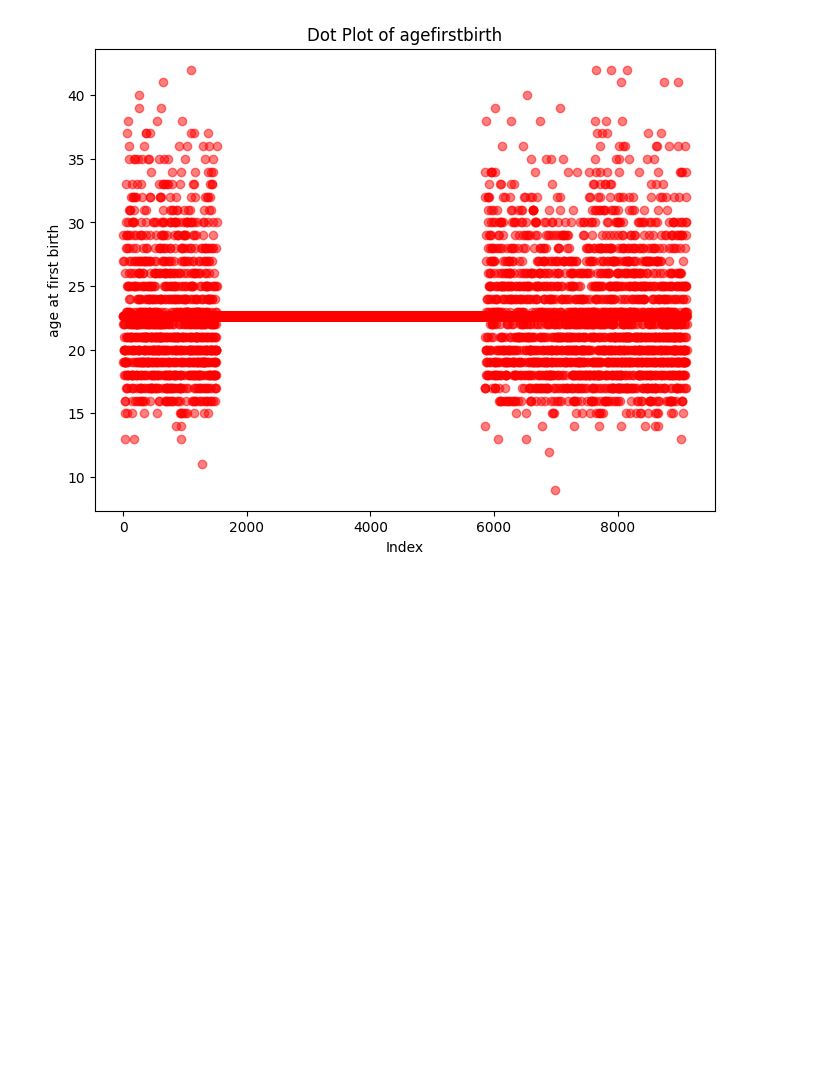
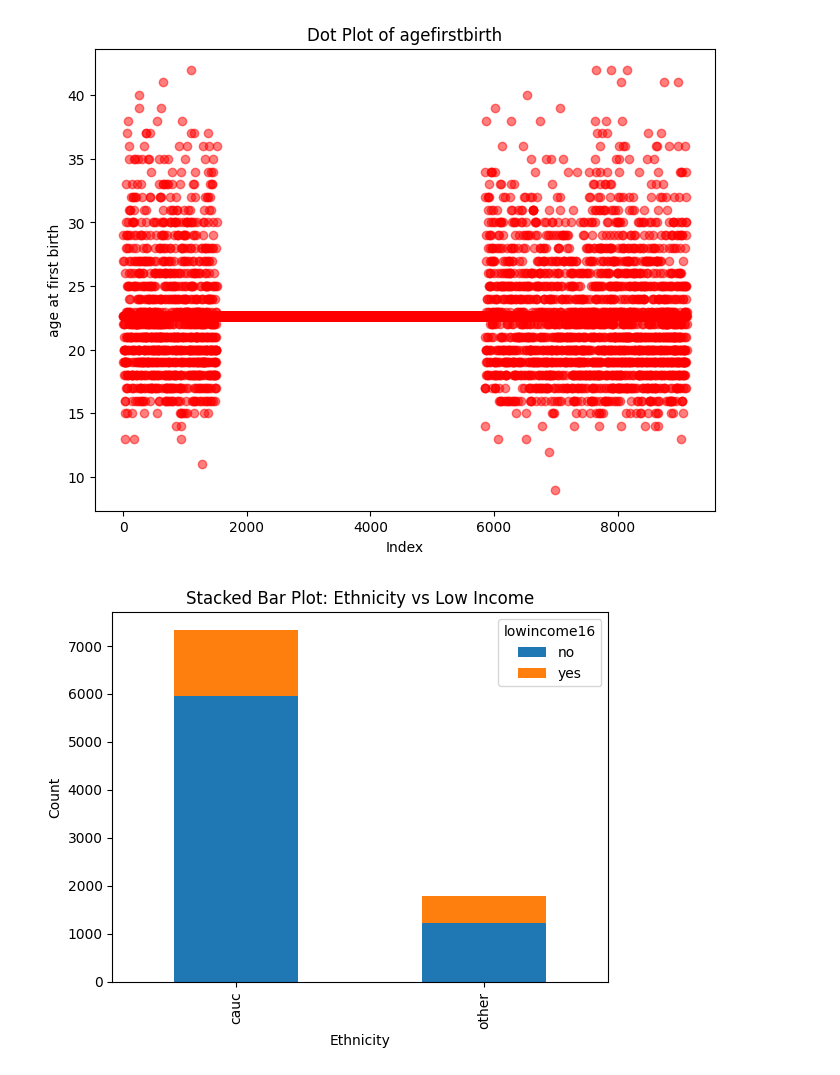
Before and after one commit to SakshamEDA-DA/DA, a Jupyter notebook: 21BDS0036_DA.ipynb, the cells around one changed output. Saved outputs shown, nothing was run; the diff lists cells and outputs as text; code cells hidden in the pictures; blank space fills up the shorter version.

```diff
--- a/21BDS0036_DA.ipynb
+++ b/21BDS0036_DA.ipynb
@@ -379,3 +352,12 @@ plt.ylabel('age at first birth')
 plt.show()
 # %% [output]
 [figure]
+# %%
+contingency_table = pd.crosstab(df['ethnicity'], df['lowincome16'])
+contingency_table.plot(kind='bar', stacked=True)
+plt.title('Stacked Bar Plot: Ethnicity vs Low Income')
+plt.xlabel('Ethnicity')
+plt.ylabel('Count')
+plt.show()
+# %% [output]
+[figure, added]
```
Also changed, not shown: parts of 15 cells of this notebook.
